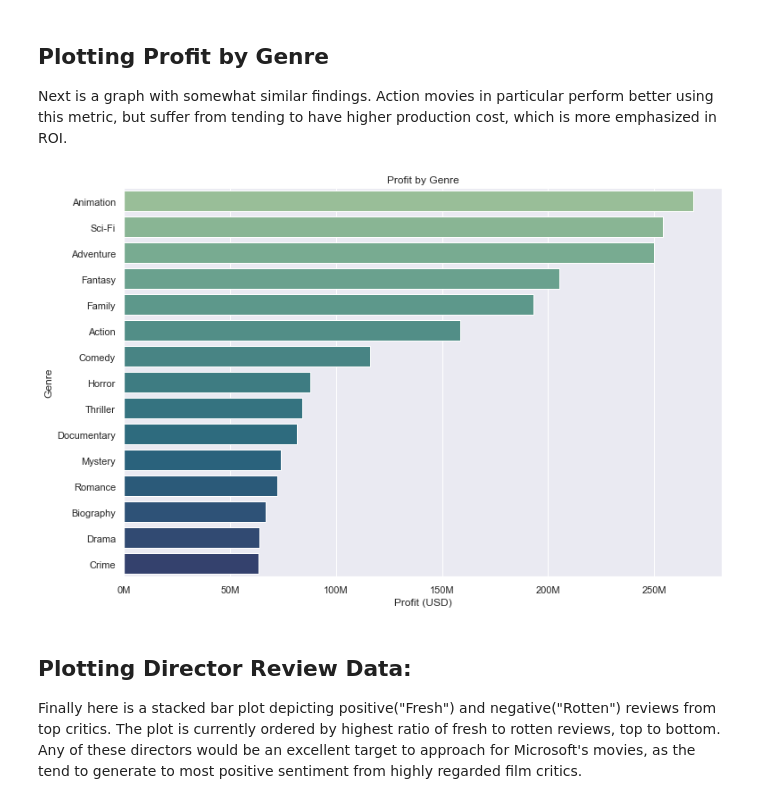
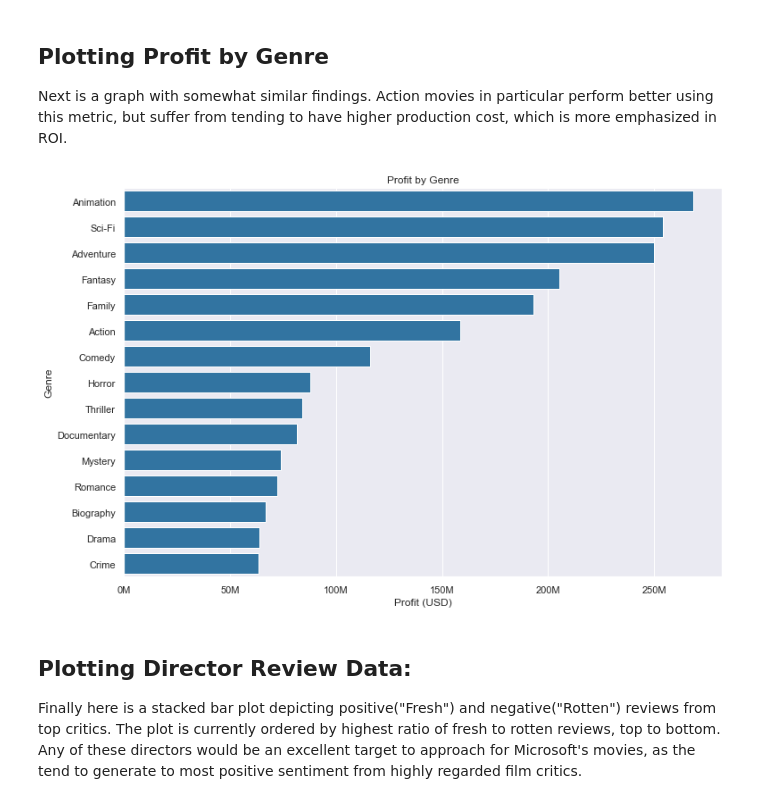
Before and after one commit to cmhollman/dsc-phase-1-project-v2-3, a Jupyter notebook: Microsoft_Project.ipynb, the cells around one changed output. Cells and saved outputs as stored; diff of their text form; code cells hidden in the pictures.

```diff
--- a/Microsoft_Project.ipynb
+++ b/Microsoft_Project.ipynb
@@ -124,16 +131,15 @@ title_and_budget["worldwide_gross"] = title_and_budget[
 ##filtering out production budgets below mean of dataset
 
 title_and_budget = title_and_budget[
-title_and_budget["production_budget"] >= 16000000]
+    title_and_budget["production_budget"] >= 16_000_000]
 # %%
 ##converting release dats to datetime format and isolating month as ordered string
 months = ["Jan", "Feb", "Mar", "Apr","May", "Jun", "Jul", "Aug", "Sep", "Oct", "Nov", "Dec"]
 title_and_budget["release_date"] = pd.to_datetime(
-title_and_budget["release_date"])
+    title_and_budget["release_date"])
 title_and_budget["release_month"] = title_and_budget['release_date'].dt.strftime("%b")
 title_and_budget["release_month"] = pd.Categorical(
-title_and_budget["release_month"],
-ordered=True, categories=months)
+    title_and_budget["release_month"], ordered=True, categories=months)
 # %% [markdown]
 ## Feature Engineering
 At this stage I create new columns for profit and ROI for the IMDB/The Numbers dataset. Some further data cleaning is needed to separate out individual genres.
@@ -257,21 +263,21 @@ Next is a graph with somewhat similar findings. Action movies in particular perf
 # %%
 ##plotting average profit(worldwide gross-production budget) by genre
 sns.set(rc={"figure.figsize":(12, 8)})
 sns.set_style("darkgrid")
 x3=sns.barplot(
-y=genres_profit.index,
-x="profit",
-palette="crest",
-data=genres_profit,
-orient="h")
+    y=genres_profit.index,
+    x="profit",
+    color="tab:blue",
+    data=genres_profit,
+    orient="h")
 x3.set(
-xlabel="Profit (USD)",
-ylabel="Genre",
-title="Profit by Genre")
+    xlabel="Profit (USD)",
+    ylabel="Genre",
+    title="Profit by Genre")
 x3.xaxis.set_major_formatter(
-mtick.FuncFormatter(lambda x, pos: "{:,.0f}".format(x/1000000) + "M"));
+    mtick.FuncFormatter(lambda x, pos: "{:,.0f}".format(x/1000000) + "M"));
 # %% [output]
-[figure, old version]
+[figure, new version]
 # %% [markdown]
 ## Plotting Director Review Data:
 Finally here is a stacked bar plot depicting positive("Fresh") and negative("Rotten") reviews from top critics. The plot is currently ordered by highest ratio of fresh to rotten reviews, top to bottom. Any of these directors would be an excellent target to approach for Microsoft's movies, as the tend to generate to most positive sentiment from highly regarded film critics.
```
Also changed, not shown: parts of 13 cells of this notebook, 3 other files.
